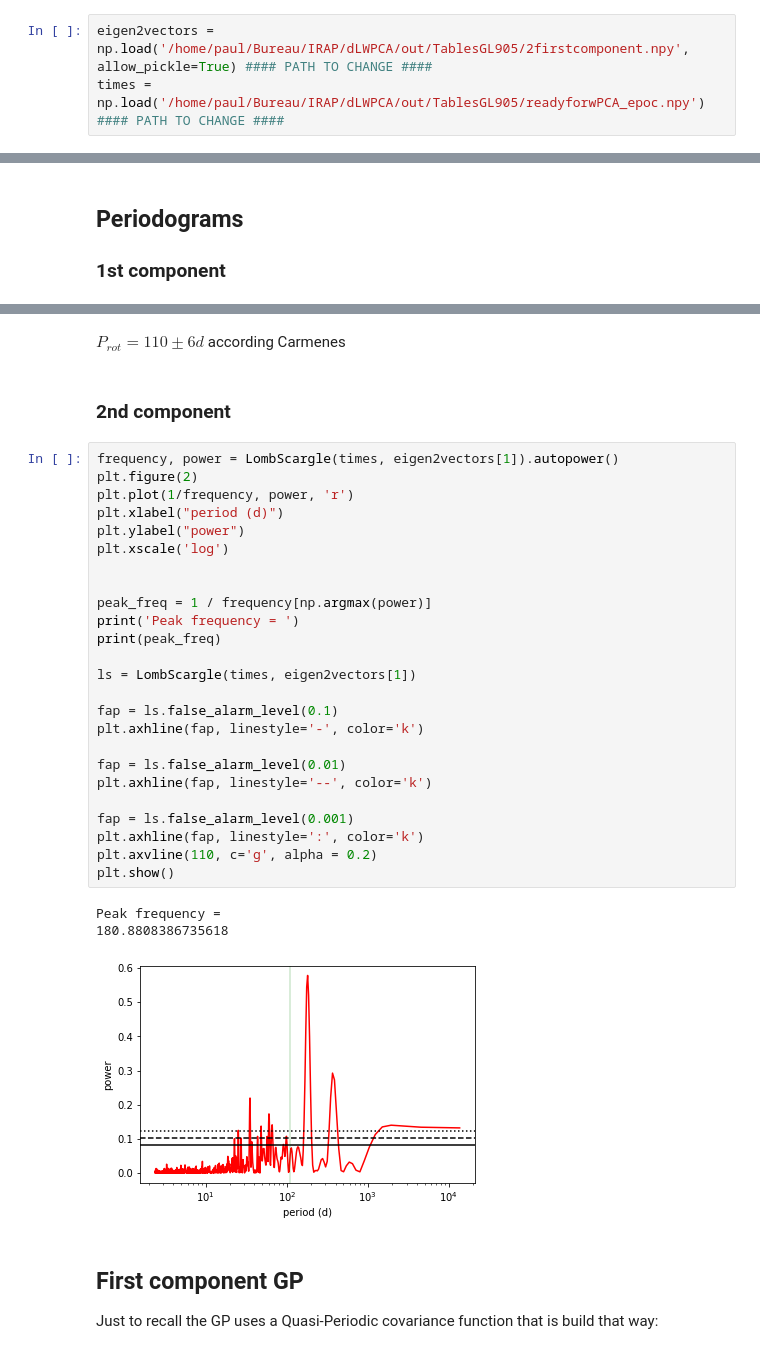
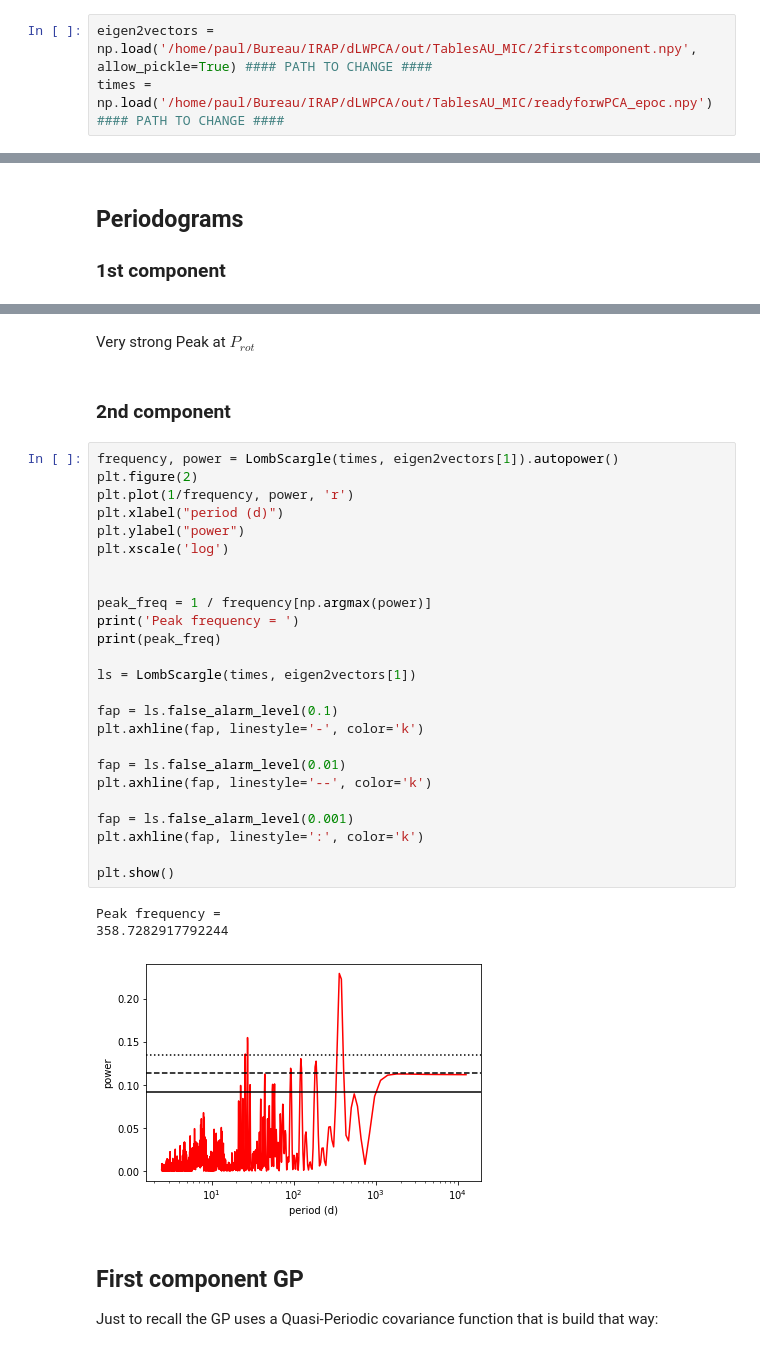
Before and after one commit to Paul-Charpentier/SPCAndie, a Jupyter notebook: GwPCA_Template.ipynb, the cells around one changed output, grey strips where cells are left out. Drawn from its saved outputs; the diff is of its cells as text.

```diff
--- a/GwPCA_Template.ipynb
+++ b/GwPCA_Template.ipynb
@@ -31,8 +31,8 @@ WARNING (theano.tensor.blas): Using NumPy C-API based implementation for BLAS fu
 # %% [markdown]
 ## Load 2 first componant
 # %%
-eigen2vectors = np.load('/home/paul/Bureau/IRAP/dLWPCA/out/TablesGL905/2firstcomponent.npy', allow_pickle=True) #### PATH TO CHANGE ####
-times = np.load('/home/paul/Bureau/IRAP/dLWPCA/out/TablesGL905/readyforwPCA_epoc.npy')                          #### PATH TO CHANGE ####
+eigen2vectors = np.load('/home/paul/Bureau/IRAP/dLWPCA/out/TablesAU_MIC/2firstcomponent.npy', allow_pickle=True) #### PATH TO CHANGE ####
+times = np.load('/home/paul/Bureau/IRAP/dLWPCA/out/TablesAU_MIC/readyforwPCA_epoc.npy')                          #### PATH TO CHANGE ####
 # %%
 plt.figure(figsize=(17, 6))
 plt.plot(times, eigen2vectors[0], 'b.', label='1st')
@@ -80,36 +80,36 @@ Peak frequency =
-# %% [markdown]
-$P_{rot} = 110  \pm 6 d$ according Carmenes
+# %% [markdown]
+Very strong Peak at $P_{rot}$
 # %% [markdown]
 ### 2nd component
 # %%
 frequency, power = LombScargle(times, eigen2vectors[1]).autopower()
 plt.figure(2)
 plt.plot(1/frequency, power, 'r')
 plt.xlabel("period (d)")
 plt.ylabel("power")
 plt.xscale('log')
 
 
 peak_freq = 1 / frequency[np.argmax(power)]
 print('Peak frequency = ')
 print(peak_freq)
 
 ls = LombScargle(times, eigen2vectors[1])
 
 fap = ls.false_alarm_level(0.1)
 plt.axhline(fap, linestyle='-', color='k')
 
 fap = ls.false_alarm_level(0.01)
 plt.axhline(fap, linestyle='--', color='k')
 
 fap = ls.false_alarm_level(0.001)
 plt.axhline(fap, linestyle=':', color='k')
-plt.axvline(110, c='g', alpha = 0.2)
+
 plt.show()
 # %% [output]
 Peak frequency =
-180.8808386735618
+358.7282917792244
-[figure, old version]
+[figure, new version]
 # %% [markdown]
 ## First component GP
 
```
Also changed, not shown: parts of 80 cells of this notebook.
